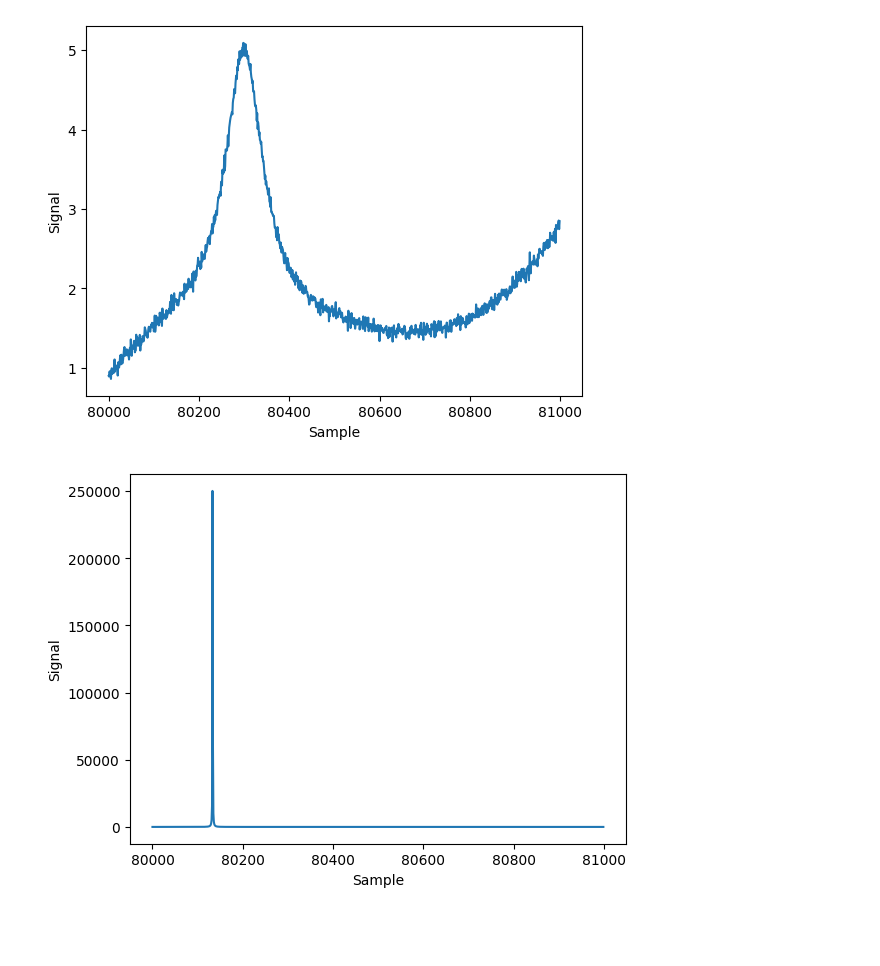
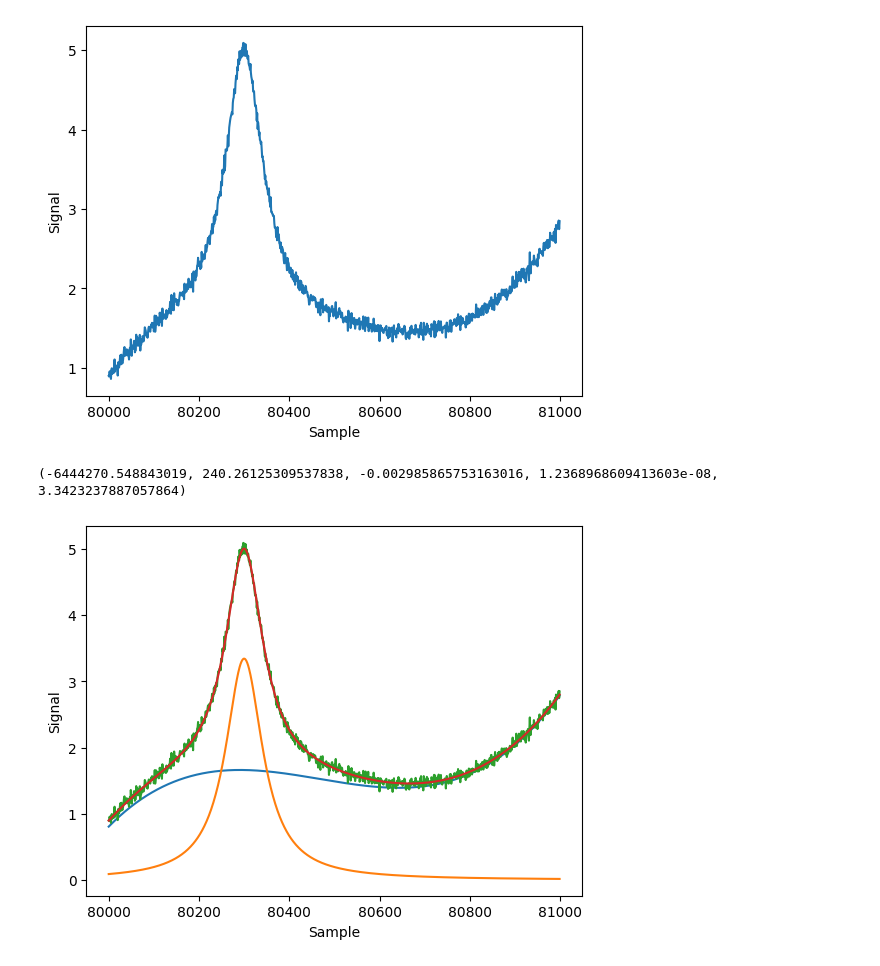
Before and after one commit to nwalser/systems-engineering-numerik, a Jupyter notebook: week5/qr.ipynb, the cells around one changed output. Saved outputs shown, nothing was run; the diff lists cells and outputs as text; code cells hidden in the pictures; blank space fills up the shorter version.

```diff
--- a/week5/qr.ipynb
+++ b/week5/qr.ipynb
@@ -83,20 +96,35 @@ plt.xlabel("Sample")
 plt.show()
 # %% [output]
 [figure]
-# %%
-s0 = 100
-x0 = 80.3 * 10**3
-
-def lorentzShape(x):
-    x = (x - x0) / (s0/2)
-    return 1/(1+x)**2
-
-yf = lorentzShape(x)
-
-
-plt.plot(x, yf)
-plt.ylabel("Signal")
-plt.xlabel("Sample")
-plt.show()
-# %% [output]
-[figure, removed]
+# %%
+def lorentzShape(x, a, s0, x0):
+    x = (x - x0) / (s0/2)
+    return a * 1/(1+x**2)
+
+def poly3(x, a, b, c, d):
+    return a + b*(x**1) + c*(x**2) + d*(x**3)
+
+
+# fit polynomial to data
+s0 = 100
+x0 = 80.3 * 10**3
+
+A = np.vstack((np.ones_like(x), x**1, (x**2), (x**3), lorentzShape(x, 1, s0, x0))).T
+(a, b, c, d, e) = linsolveQR(A, ym)
+
+print((a, b, c, d, e))
+
+yp = poly3(x, a, b, c, d)
+yl = lorentzShape(x, e, s0, x0)
+
+plt.plot(x, yp)
+plt.plot(x, yl)
+plt.plot(x, ym)
+plt.plot(x, yp+yl)
+
+plt.ylabel("Signal")
+plt.xlabel("Sample")
+plt.show()
+# %% [output]
+(-6444270.548843019, 240.26125309537838, -0.002985865753163016, 1.2368968609413603e-08, 3.3423237887057864)
+[figure, added]
```
Also changed, not shown: parts of 1 cell of this notebook, 6 other files.
